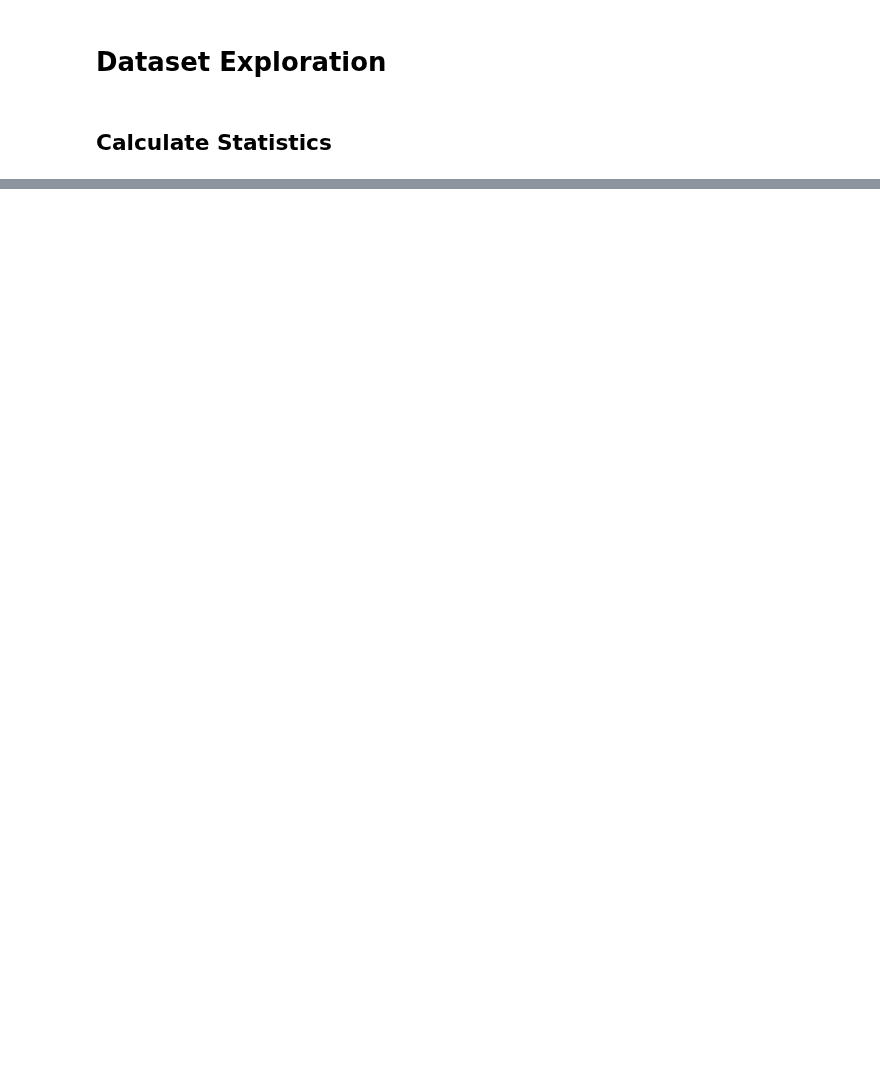
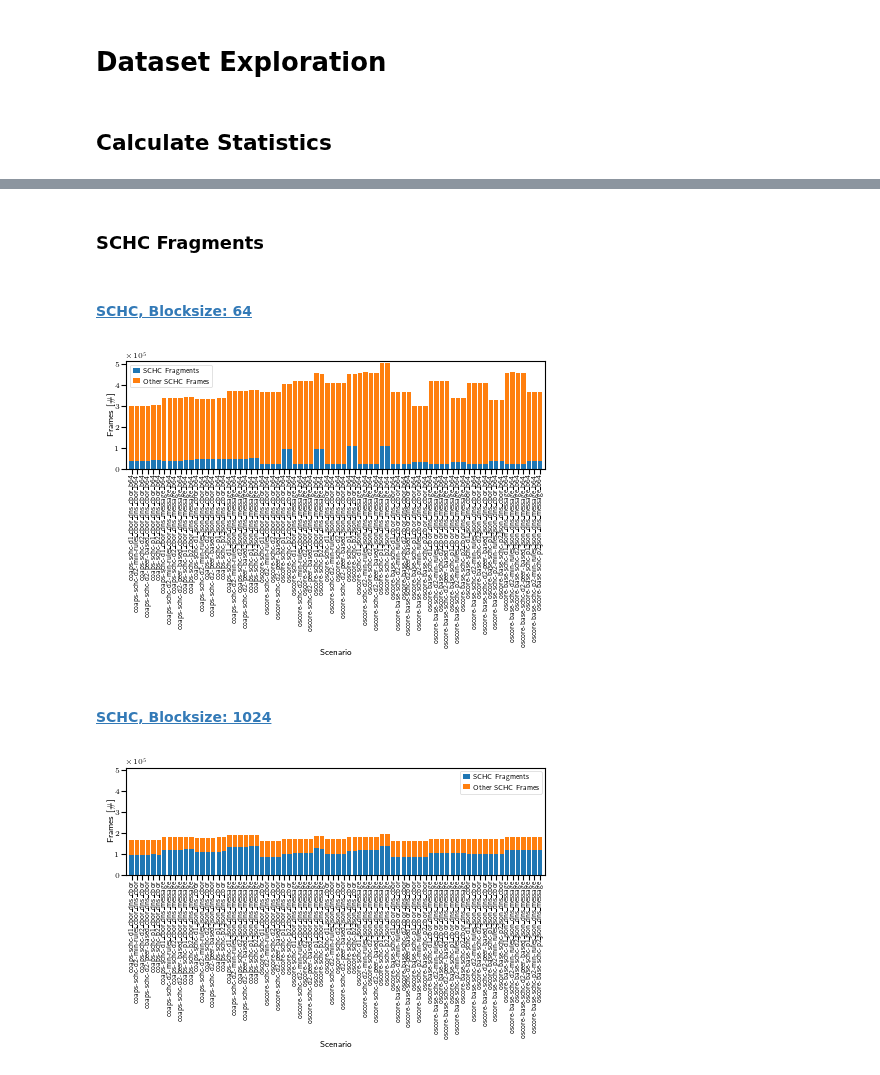
Before and after one commit to miri64/artifacts-eurosp26-doc-privacy, a Jupyter notebook: dataset_exploration.ipynb, the cells around one changed output, grey strips where cells are left out. Drawn from its saved outputs; the diff is of its cells as text; code cells hidden in the pictures; blank space fills up the shorter version.

Commit message:
dataset_exploration.ipynb: add some plots

```diff
--- a/dataset_exploration.ipynb
+++ b/dataset_exploration.ipynb
@@ -176,0 +508,42 @@ shape: (296, 24)
+# %% [markdown]
+### SCHC Fragments
+# %%
+for l2 in ["schc"]:
+    for blocksize in [64, 1024]:
+        matplotlib.pyplot.clf()
+        matplotlib.style.use(str(EVALUATION_DIR / "mlenders_fullslide.mplstyle"))
+        pltstats = df.filter(
+            (polars.col("l2") == l2) & (polars.col("blocksize") == blocksize)
+        )
+
+        ax = matplotlib.pyplot.gca()
+        ax.bar(
+            pltstats["scenario"],
+            pltstats["SCHC fragments"],
+            label="SCHC Fragments"
+        )
+        ax.bar(
+            pltstats["scenario"],
+            pltstats["frames"] - pltstats["SCHC fragments"],
+            label="Other SCHC Frames",
+            bottom=pltstats["SCHC fragments"]
+        )
+
+        ax.set_xlim(-1, pltstats.shape[0])
+        ax.tick_params(axis='x', labelrotation=90)
+        ax.set_xlabel("Scenario")
+        ax.ticklabel_format(axis='y', style='sci', scilimits=(5,5))
+        ax.set_ylim(0, df["frames"].max() + 10000)
+        ax.set_ylabel(r"Frames [\#]")
+        ax.legend()
+
+        filename = EVALUATION_DIR / "plots" / f"schc_frames_{l2}_{blocksize}.pdf"
+        matplotlib.pyplot.savefig(filename, bbox_inches="tight", pad_inches=0.01)
+        display(Markdown(f"#### [{L2_READABLE[l2]}, Blocksize: {blocksize}]({filename.relative_to(EVALUATION_DIR)})"))
+
+        matplotlib.pyplot.show()
+# %% [output]
+#### [SCHC, Blocksize: 64](plots/schc_frames_schc_64.pdf)
+[figure, added]
+#### [SCHC, Blocksize: 1024](plots/schc_frames_schc_1024.pdf)
+[figure, added]
```
Also changed, not shown: parts of 13 cells of this notebook, 19 other files.
